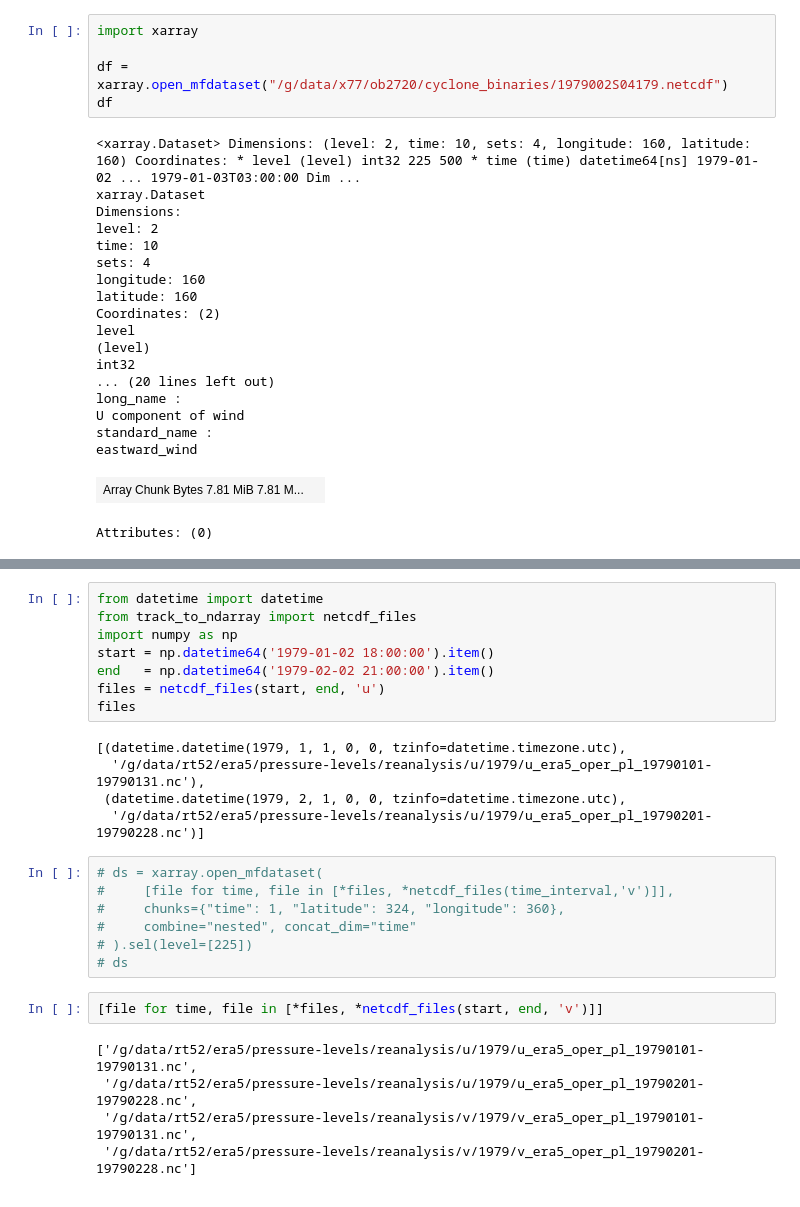
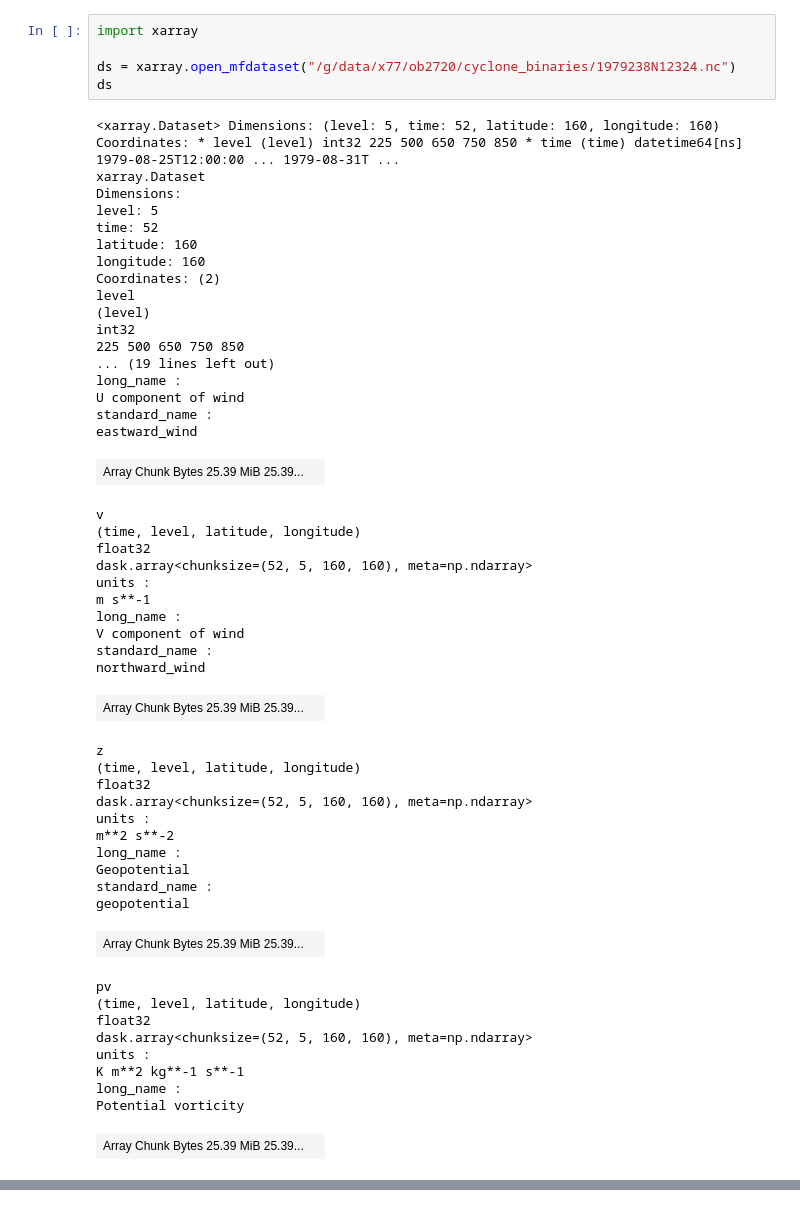
Before and after one commit to jackmiller2003/dl-cyclones, a Jupyter notebook: reanalysis/Untitled2.ipynb, the cells around one changed output, grey strips where cells are left out. Drawn from its saved outputs; the diff is of its cells as text.

```diff
--- a/reanalysis/Untitled2.ipynb
+++ b/reanalysis/Untitled2.ipynb
@@ -1,25 +1,55 @@
 # %%
 import xarray
 
-df = xarray.open_mfdataset("/g/data/x77/ob2720/cyclone_binaries/1979002S04179.netcdf")
-df
+ds = xarray.open_mfdataset("/g/data/x77/ob2720/cyclone_binaries/1979238N12324.nc")
+ds
 # %% [output]
-<xarray.Dataset> Dimensions: (level: 2, time: 10, sets: 4, longitude: 160, latitude: 160) Coordinates: * level (level) int32 225 500 * time (time) datetime64[ns] 1979-01-02 ... 1979-01-03T03:00:00 Dim ...
+<xarray.Dataset> Dimensions: (level: 5, time: 52, latitude: 160, longitude: 160) Coordinates: * level (level) int32 225 500 650 750 850 * time (time) datetime64[ns] 1979-08-25T12:00:00 ... 1979-08-31T ...
 xarray.Dataset
 Dimensions:
-level: 2
-time: 10
-sets: 4
+level: 5
+time: 52
+latitude: 160
 longitude: 160
-latitude: 160
 Coordinates: (2)
 level
 (level)
 int32
-... (20 lines left out)
+225 500 650 750 850
+... (19 lines left out)
 long_name :
 U component of wind
 standard_name :
 eastward_wind
-| Array Chunk Bytes 7.81 MiB 7.81 M... |  |
+| Array Chunk Bytes 25.39 MiB 25.39... |  |
-Attributes: (0)
+v
+(time, level, latitude, longitude)
+float32
+dask.array<chunksize=(52, 5, 160, 160), meta=np.ndarray>
+units :
+m s**-1
+long_name :
+V component of wind
+standard_name :
+northward_wind
+| Array Chunk Bytes 25.39 MiB 25.39... |  |
+z
+(time, level, latitude, longitude)
+float32
+dask.array<chunksize=(52, 5, 160, 160), meta=np.ndarray>
+units :
+m**2 s**-2
+long_name :
+Geopotential
+standard_name :
+geopotential
+| Array Chunk Bytes 25.39 MiB 25.39... |  |
+pv
+(time, level, latitude, longitude)
+float32
+dask.array<chunksize=(52, 5, 160, 160), meta=np.ndarray>
+units :
+K m**2 kg**-1 s**-1
+long_name :
+Potential vorticity
+| Array Chunk Bytes 25.39 MiB 25.39... |  |
@@ -26,27 +66,0 @@ Attributes: (0)
-# %%
-from datetime import datetime
-from track_to_ndarray import netcdf_files
-import numpy as np
-start = np.datetime64('1979-01-02 18:00:00').item()
-end   = np.datetime64('1979-02-02 21:00:00').item()
-files = netcdf_files(start, end, 'u')
-files
-# %% [output]
-[(datetime.datetime(1979, 1, 1, 0, 0, tzinfo=datetime.timezone.utc),
-  '/g/data/rt52/era5/pressure-levels/reanalysis/u/1979/u_era5_oper_pl_19790101-19790131.nc'),
- (datetime.datetime(1979, 2, 1, 0, 0, tzinfo=datetime.timezone.utc),
-  '/g/data/rt52/era5/pressure-levels/reanalysis/u/1979/u_era5_oper_pl_19790201-19790228.nc')]
-# %%
-# ds = xarray.open_mfdataset(
-#     [file for time, file in [*files, *netcdf_files(time_interval,'v')]],
-#     chunks={"time": 1, "latitude": 324, "longitude": 360},
-#     combine="nested", concat_dim="time"
-# ).sel(level=[225])
-# ds
-# %%
-[file for time, file in [*files, *netcdf_files(start, end, 'v')]]
-# %% [output]
-['/g/data/rt52/era5/pressure-levels/reanalysis/u/1979/u_era5_oper_pl_19790101-19790131.nc',
- '/g/data/rt52/era5/pressure-levels/reanalysis/u/1979/u_era5_oper_pl_19790201-19790228.nc',
- '/g/data/rt52/era5/pressure-levels/reanalysis/v/1979/v_era5_oper_pl_19790101-19790131.nc',
- '/g/data/rt52/era5/pressure-levels/reanalysis/v/1979/v_era5_oper_pl_19790201-19790228.nc']
```
Also changed, not shown: parts of 7 cells of this notebook, 3 other files.
